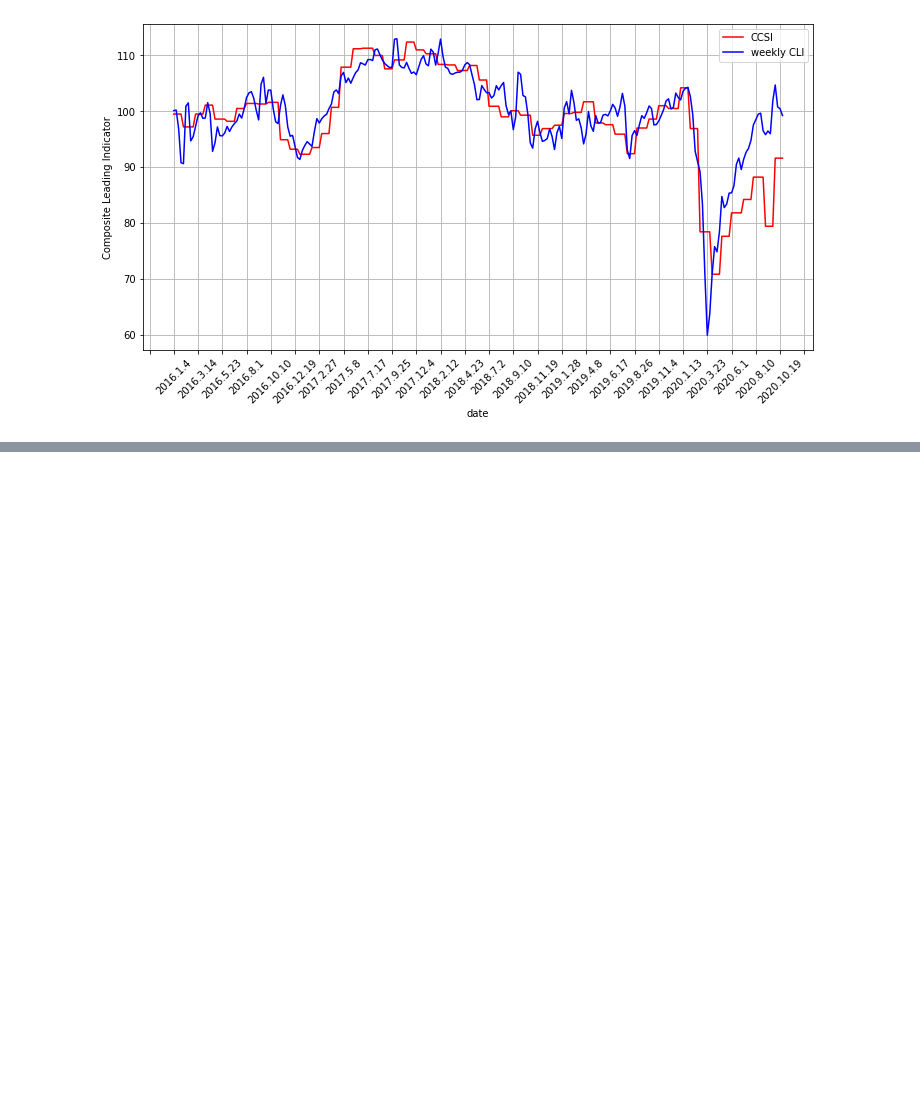
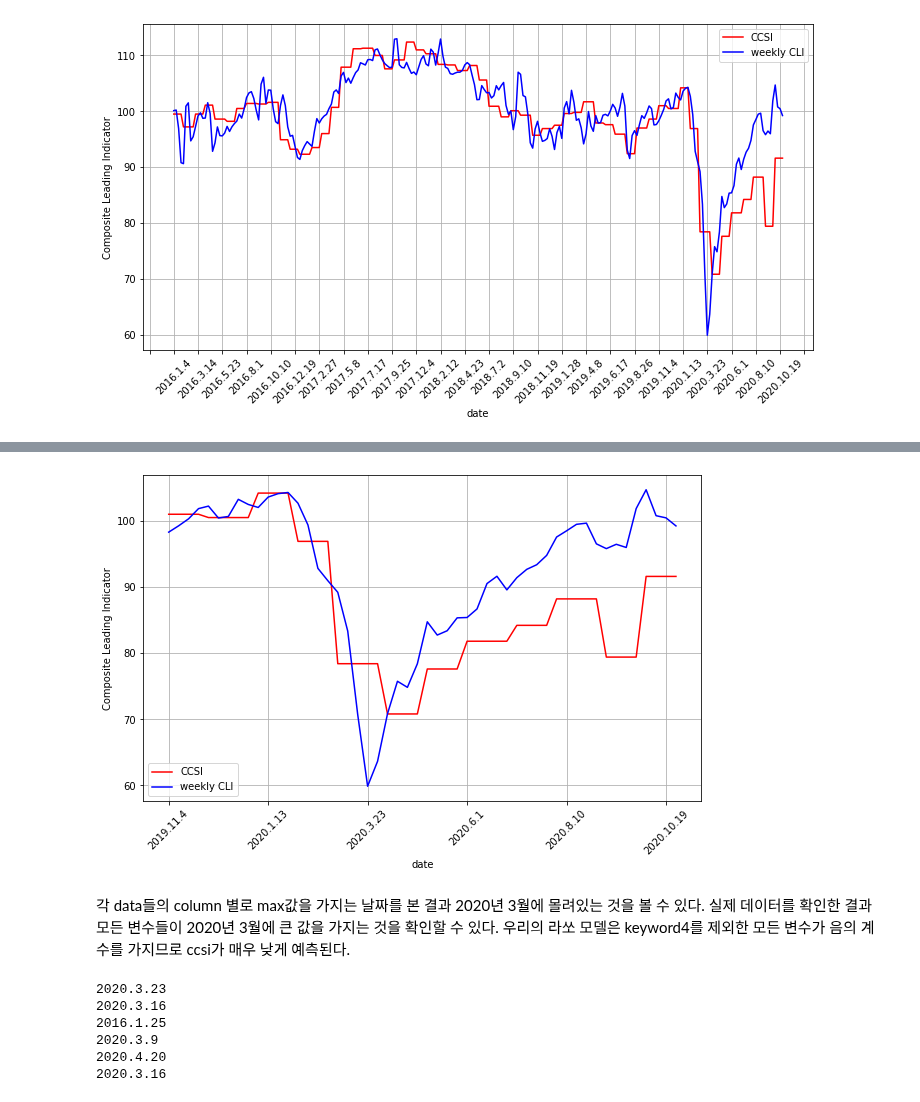
Before and after one commit to 2hyes/CLI-development, a Jupyter notebook: demonstrate-CLI-validity.ipynb, the cells around one changed output, grey strips where cells are left out. Drawn from its saved outputs; the diff is of its cells as text; code cells hidden in the pictures; blank space fills up the shorter version.

```diff
--- a/demonstrate-CLI-validity.ipynb
+++ b/demonstrate-CLI-validity.ipynb
@@ -97,0 +158,37 @@ plt.show()
+# %%
+plt.rcParams["figure.figsize"] = (10, 6)
+plt.plot(weeklydata['date'][200:], weeklydata['ccsi'][200:], color = 'red', label = 'CCSI')
+plt.plot(weeklydata['date'][200:], weeklydata['weeklyCLI'][200:], color = 'blue', label = 'weekly CLI')
+plt.xlabel("date")
+plt.ylabel("Composite Leading Indicator")
+ax = plt.subplot()
+ax.xaxis.set_major_locator(plt.MultipleLocator(10))
+for label in ax.xaxis.get_ticklabels() :
+    label.set_rotation(45)
+plt.grid(True)
+plt.legend()
+plt.show()
+# %% [output]
+[figure, added]
+# %% [markdown]
+각 data들의 column 별로 max값을 가지는 날짜를 본 결과 2020년 3월에 몰려있는 것을 볼 수 있다. 실제 데이터를 확인한 결과 모든 변수들이 2020년 3월에 큰 값을 가지는 것을 확인할 수 있다. 우리의 라쏘 모델은 keyword4를 제외한 모든 변수가 음의 계수를 가지므로 ccsi가 매우 낮게 예측된다.
+# %%
+index = max(enumerate(weeklydata['keyword1']), key=(lambda x: x[1]))[0]
+print(weeklydata['date'][index])
+index = max(enumerate(weeklydata['keyword2']), key=(lambda x: x[1]))[0]
+print(weeklydata['date'][index])
+index = max(enumerate(weeklydata['keyword3']), key=(lambda x: x[1]))[0]
+print(weeklydata['date'][index])
+index = max(enumerate(weeklydata['keyword4']), key=(lambda x: x[1]))[0]
+print(weeklydata['date'][index])
+index = max(enumerate(weeklydata['keyword5']), key=(lambda x: x[1]))[0]
+print(weeklydata['date'][index])
+index = max(enumerate(weeklydata['naver']), key=(lambda x: x[1]))[0]
+print(weeklydata['date'][index])
+# %% [output]
+2020.3.23
+2020.3.16
+2016.1.25
+2020.3.9
+2020.4.20
+2020.3.16
```
Also changed, not shown: parts of 26 cells of this notebook, 1 other file.
